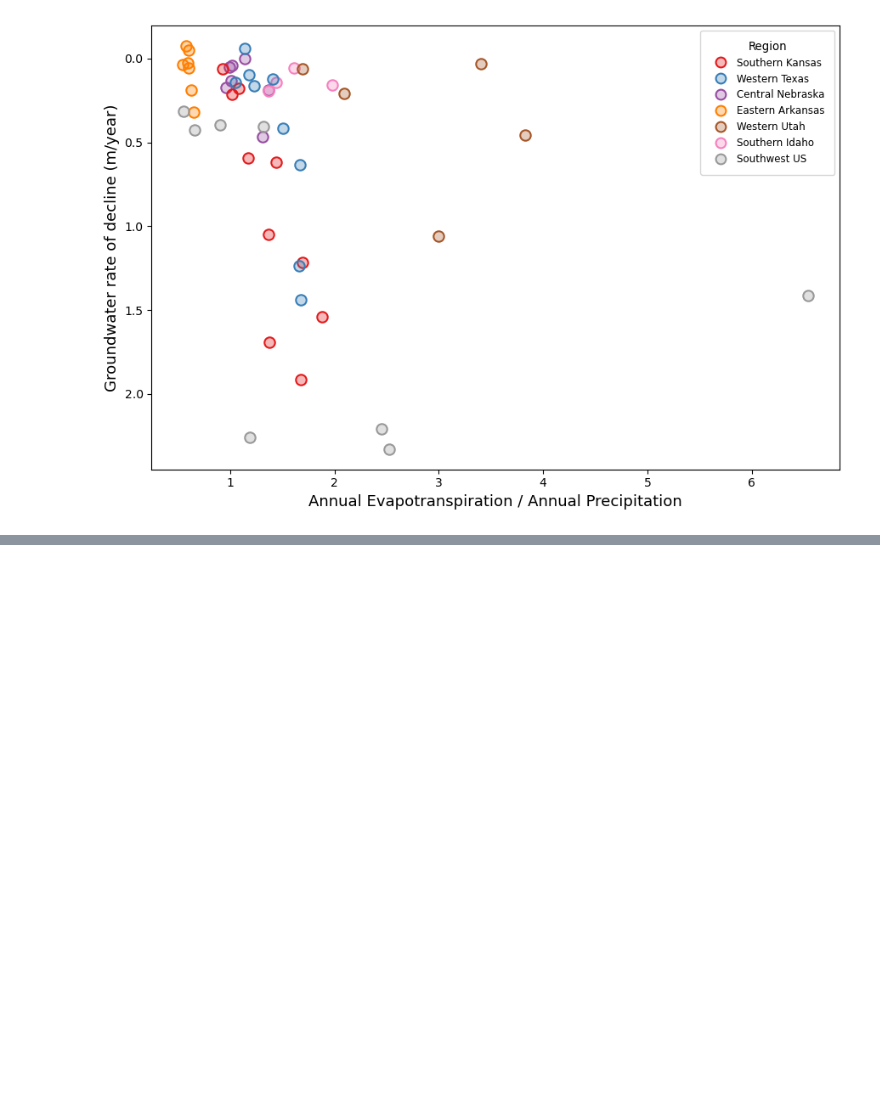
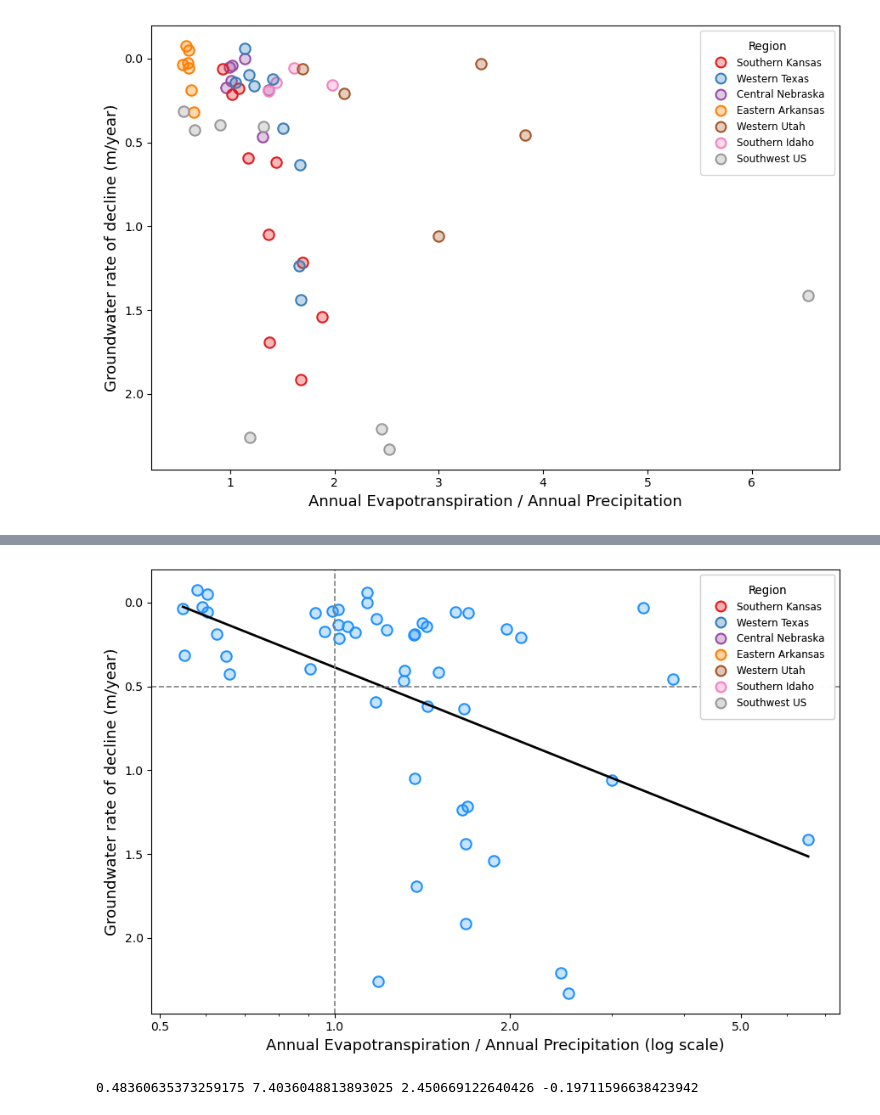
Before and after one commit to meds-AridGW/ET_GW_analysis_workflow, a Jupyter notebook: data_viz/data_visualization.ipynb, the cells around one changed output, grey strips where cells are left out. Drawn from its saved outputs; the diff is of its cells as text; code cells hidden in the pictures; blank space fills up the shorter version.

```diff
--- a/data_viz/data_visualization.ipynb
+++ b/data_viz/data_visualization.ipynb
@@ -260,0 +536,75 @@ plt.show()
+# %%
+# Create raw scatter plot without regression or annotations
+fig, ax = plt.subplots(figsize=(10, 6))
+
+# Plot all points in dodger blue (transparent fill + dark outline)
+for region, group in site_summary.groupby("region"):
+    ax.scatter(
+        group["et_precip_ratio"],
+        group["gw_trend_m_per_yr"],
+        s=80,
+        marker='o',
+        facecolors=(30/255, 144/255, 255/255, 0.25),   # dodger blue w/ transparency
+        edgecolors='dodgerblue',                       # dark outline
+        linewidths=1.5
+    )
+
+# Fit a trend line (simple linear regression)
+x = site_summary["et_precip_ratio"]
+y = site_summary["gw_trend_m_per_yr"]
+
+# Use polyfit in log space for x since axis is log-scaled
+coef = np.polyfit(np.log10(x), y, 1)
+x_sorted = np.sort(x)
+trend_y = coef[0] * np.log10(x_sorted) + coef[1]
+
+# Plot trend line in black
+ax.plot(x_sorted, trend_y, color='black', linewidth=2)
+
+# Axis labels
+ax.set_xlabel("Annual Evapotranspiration / Annual Precipitation (log scale)", fontsize=13)
+ax.set_ylabel("Groundwater rate of decline (m/year)", fontsize=13)
+
+# Legend stays EXACTLY the same
+region_legend = [
+    Line2D([0], [0], marker='o', linestyle='None', markersize=8.5,
+           markerfacecolor=mcolors.to_rgba(color_map[r], alpha=0.3),
+           markeredgecolor=color_map[r], markeredgewidth=1.5,
+           label=r.replace("SoCal_Arizona", "Southwest US")
+                  .replace("Arkansas Delta", "Eastern Arkansas")
+                  .replace("_", " "))
+    for r in regions
+]
+legend1 = ax.legend(handles=region_legend, title="Region",
+                    loc="upper right", fontsize=8.5, title_fontsize=9.5,
+                    borderpad=1, labelspacing=0.5, handletextpad=0.6)
+ax.add_artist(legend1)
+
+# Log scale on x-axis
+ax.set_xscale("log")
+
+# Invert y-axis
+ax.invert_yaxis()
+
+# Remove legend entirely
+# (no ax.legend call)
+# Add horizontal threshold line
+ax.axhline(y=0.5, color='gray', linestyle='--', linewidth=1.2)
+
+# Add vertical reference line at ET = Precipitation
+ax.axvline(x=1, color='gray', linestyle='--', linewidth=1.2)
+# Custom ticks
+ax.set_xticks([0.5, 1, 2, 5])
+ax.xaxis.set_major_formatter(ticker.ScalarFormatter())
+
+# Layout
+plt.tight_layout()
+plt.subplots_adjust(right=0.88)
+plt.show()
+
+x_min, x_max = ax.get_xlim()
+y_min, y_max = ax.get_ylim()
+print(x_min, x_max, y_min, y_max)
+# %% [output]
+[figure, added]
+0.48360635373259175 7.4036048813893025 2.450669122640426 -0.19711596638423942
```
Also changed, not shown: parts of 5 cells of this notebook, 14 other files.
